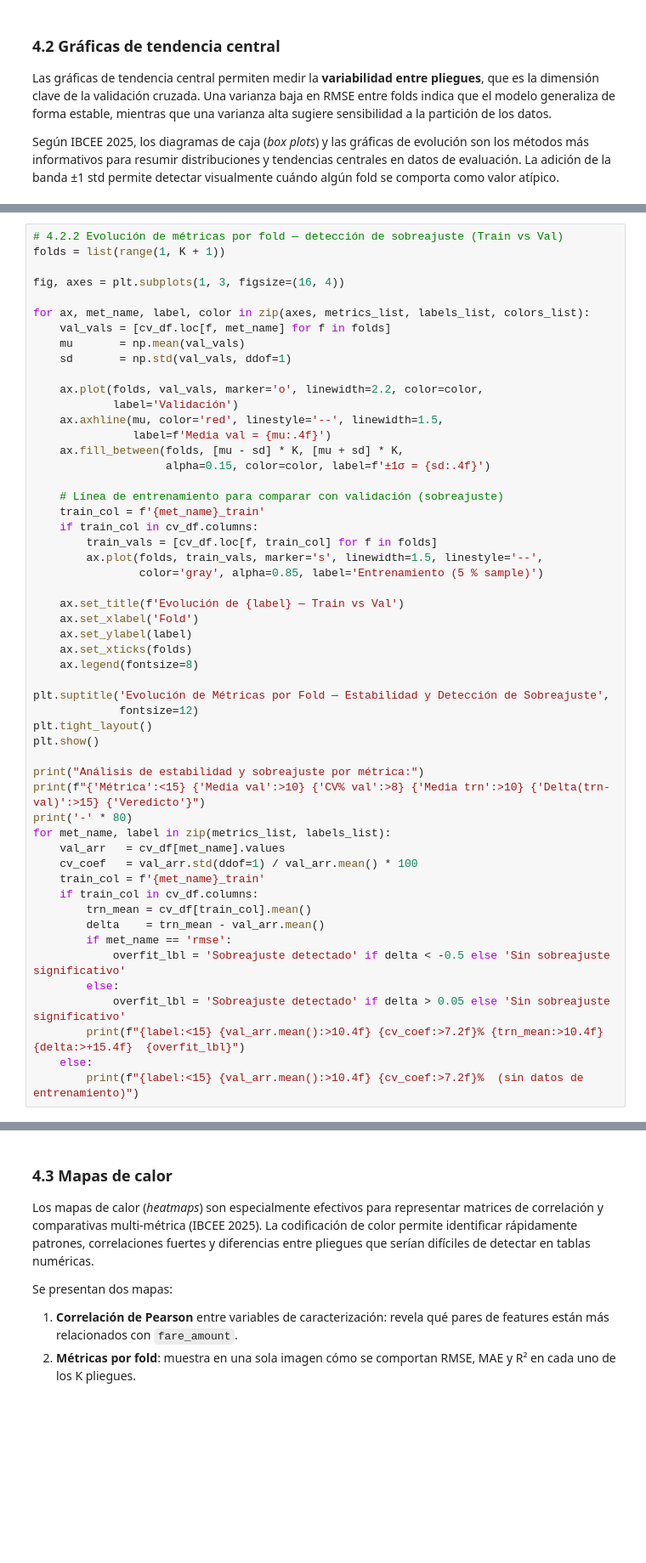
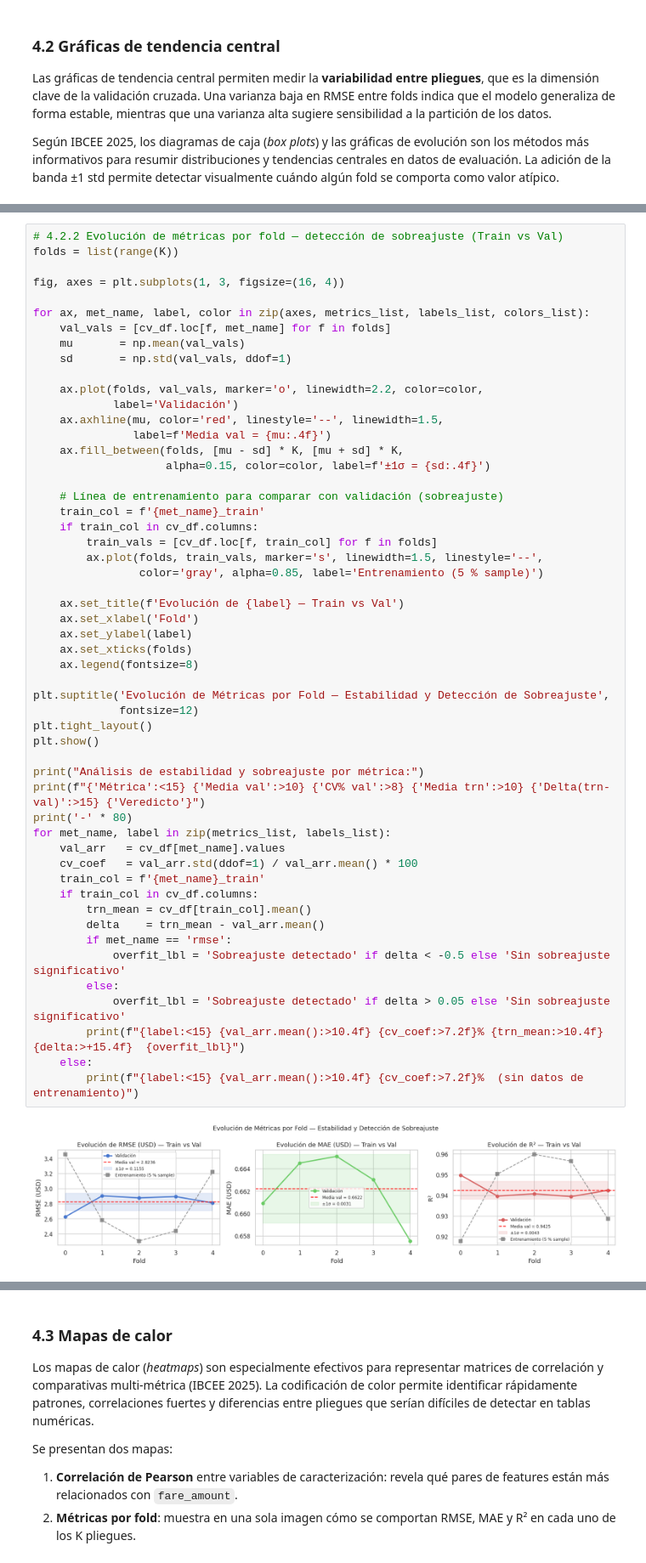
Before and after one commit to ArielAlvarezWAI87/BigData, a Jupyter notebook: actividad_05/Visualizacion_Equipo8.ipynb, the cells around one changed output, grey strips where cells are left out. Shown at 85% size. Cells and saved outputs as stored; diff of their text form; blank space fills up the shorter version.

```diff
--- a/actividad_05/Visualizacion_Equipo8.ipynb
+++ b/actividad_05/Visualizacion_Equipo8.ipynb
@@ -1192,6 +1222,6 @@ plt.show()
 # %%
 # 4.2.2 Evolución de métricas por fold — detección de sobreajuste (Train vs Val)
-folds = list(range(1, K + 1))
+folds = list(range(K))
 
 fig, axes = plt.subplots(1, 3, figsize=(16, 4))
 
@@ -1215,30 +1245,32 @@ for ax, met_name, label, color in zip(axes, metrics_list, labels_list, colors_li
                 color='gray', alpha=0.85, label='Entrenamiento (5 % sample)')
 
     ax.set_title(f'Evolución de {label} — Train vs Val')
     ax.set_xlabel('Fold')
     ax.set_ylabel(label)
     ax.set_xticks(folds)
     ax.legend(fontsize=8)
 
 plt.suptitle('Evolución de Métricas por Fold — Estabilidad y Detección de Sobreajuste',
              fontsize=12)
 plt.tight_layout()
 plt.show()
 
 print("Análisis de estabilidad y sobreajuste por métrica:")
 print(f"{'Métrica':<15} {'Media val':>10} {'CV% val':>8} {'Media trn':>10} {'Delta(trn-val)':>15} {'Veredicto'}")
 print('-' * 80)
 for met_name, label in zip(metrics_list, labels_list):
     val_arr   = cv_df[met_name].values
     cv_coef   = val_arr.std(ddof=1) / val_arr.mean() * 100
     train_col = f'{met_name}_train'
     if train_col in cv_df.columns:
         trn_mean = cv_df[train_col].mean()
         delta    = trn_mean - val_arr.mean()
         if met_name == 'rmse':
             overfit_lbl = 'Sobreajuste detectado' if delta < -0.5 else 'Sin sobreajuste significativo'
         else:
             overfit_lbl = 'Sobreajuste detectado' if delta > 0.05 else 'Sin sobreajuste significativo'
         print(f"{label:<15} {val_arr.mean():>10.4f} {cv_coef:>7.2f}% {trn_mean:>10.4f} {delta:>+15.4f}  {overfit_lbl}")
     else:
         print(f"{label:<15} {val_arr.mean():>10.4f} {cv_coef:>7.2f}%  (sin datos de entrenamiento)")
+# %% [output]
+[figure, added]
```
Also changed, not shown: parts of 19 cells of this notebook.
